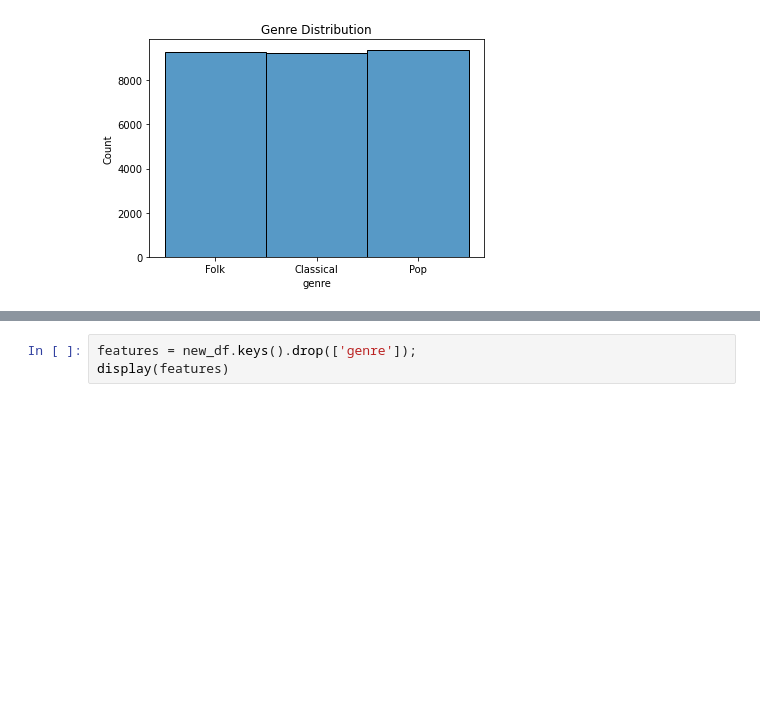
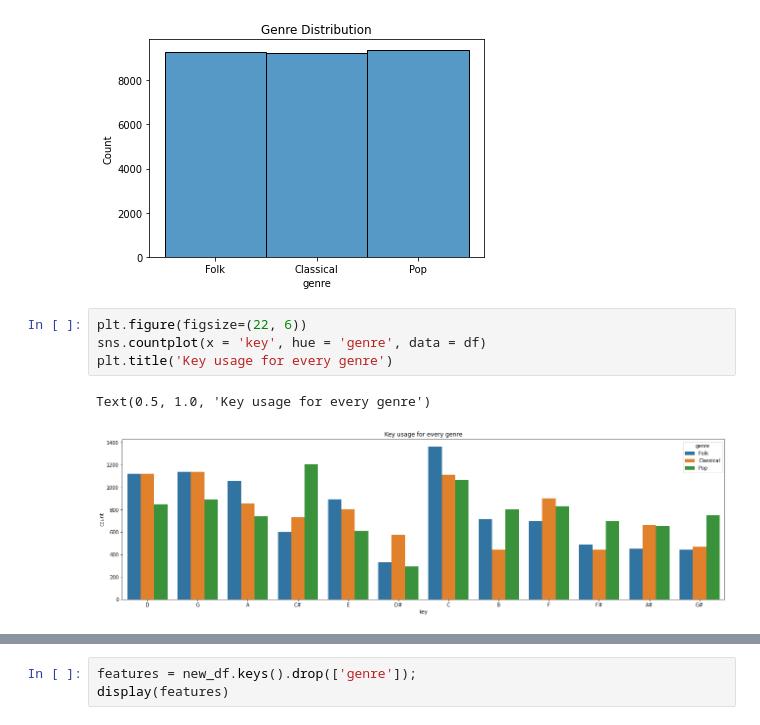
Before and after one commit to plspeziali/spotify-genre-predictor, a Jupyter notebook: spotify-genre-prediction-lr-mlp.ipynb, the cells around one changed output, grey strips where cells are left out. Cells and saved outputs as stored; diff of their text form; blank space fills up the shorter version.

Commit message:
Kaggle Notebook | Spotify Genre Prediction LR + MLP | Version 5

```diff
--- a/spotify-genre-prediction-lr-mlp.ipynb
+++ b/spotify-genre-prediction-lr-mlp.ipynb
@@ -113,6 +113,13 @@ Pop Tracks number: 9385
 Folk Tracks number: 9299
 Total Tracks number: 27940
 [figure]
+# %%
+plt.figure(figsize=(22, 6))
+sns.countplot(x = 'key', hue = 'genre', data = df)
+plt.title('Key usage for every genre')
+# %% [output]
+Text(0.5, 1.0, 'Key usage for every genre')
+[figure, added]
 # %%
 new_df = df.drop(['artist_name','track_name','track_id','popularity','key','mode','duration_ms'],axis = 1)
 from sklearn.utils import shuffle
```
Also changed, not shown: parts of 11 cells of this notebook.
